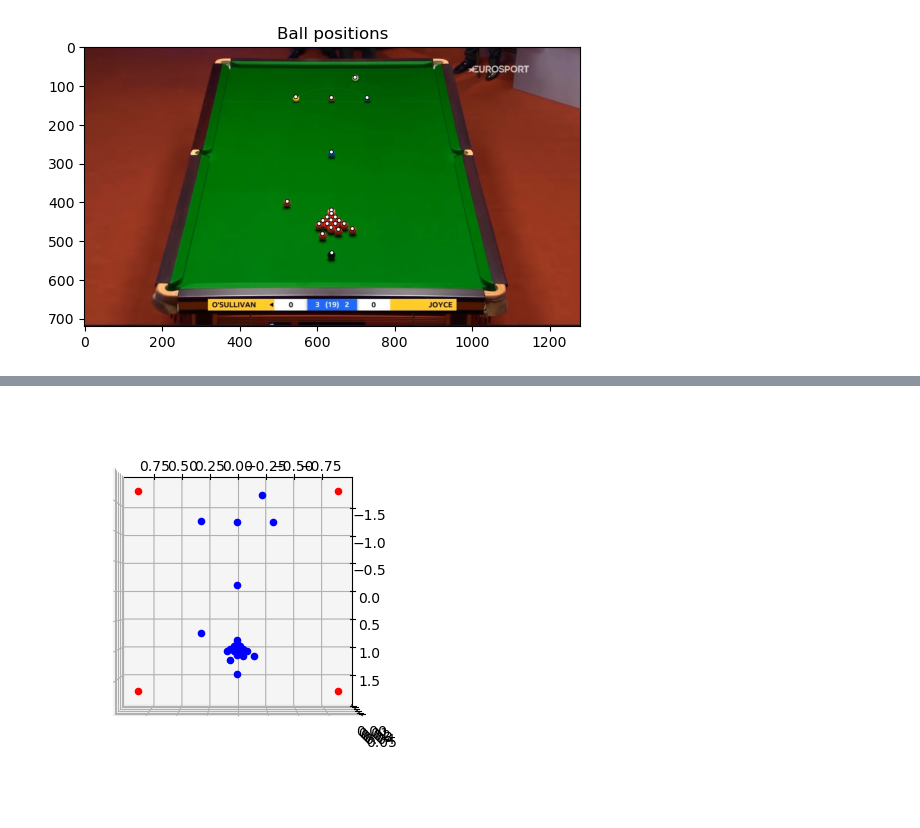
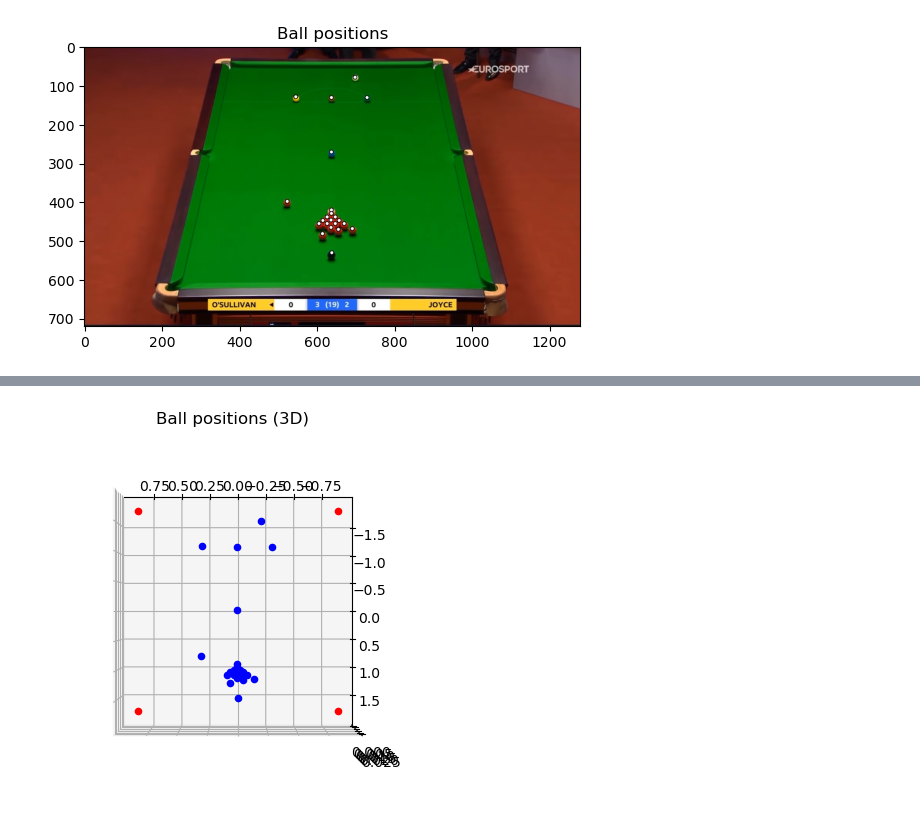
Before and after one commit to SamuelCorecco/Computer_Vision_Project, a Jupyter notebook: Task2.ipynb, the cells around one changed output, grey strips where cells are left out. Drawn from its saved outputs; the diff is of its cells as text; code cells hidden in the pictures.

```diff
--- a/Task2.ipynb
+++ b/Task2.ipynb
@@ -831,15 +831,3 @@ plt.title('Ball positions')
 plt.show()
 # %% [output]
 [figure]
-# %%
-test_image = image_rgb.copy()
-for i, point_no in enumerate(world_coords_3d):
-    point_o = np.concatenate((point_no, np.array([1])))
-    point = np.matmul(M_camera,np.transpose(point_o))
-    point = point / point[2]
-    print(point)
-    cv2.circle(test_image, (int(point[0]), int(point[1])), 6, (0, 0, 0), -1)
-    cv2.circle(test_image, (int(point[0]), int(point[1])), 4, (255, 255, 255), -1)
-plt.imshow(test_image)
-plt.title('Test')
-plt.show()
@@ -858,36 +899,36 @@ plt.show()
 # %%
-Z_COORD = BALL_RADIUS*2
+Z_COORD = BALL_RADIUS
 
 split = np.split(M_camera, 2, axis=1)
 MAT = split[0]
 arr = split[1]
 arr[:,0] = Z_COORD*arr[:,0]
 arr = np.sum(arr, axis=1)
 MAT = np.concatenate((MAT, np.array([[-1],[-1],[-1]])), axis=1)
 centroids_3D = np.zeros((len(centroids),3))
 for i, ball in enumerate(centroids):
     ball = np.concatenate((ball, np.array([1])))
     MAT[:,2] = ball*MAT[:,2]
     coord = np.linalg.solve(MAT, arr)
     coord[2] = Z_COORD
     centroids_3D[i] = coord
     MAT[:,2] = np.array([-1,-1,-1])
 
-
 A_2 = (0,3.569,0)
 B_2 = (0,0,0)
 C_2 = (1.778,0,0)
 D_2 = (1.778, 3.569,0)
 angles = np.float32([A_2,B_2,C_2,D_2])
 angles[:, 0] -= 1.778/2
 angles[:, 1] -= 3.569/2
 fig = plt.figure()
 ax = fig.add_subplot(111, projection='3d')
 for i, point in enumerate(centroids_3D):
     ax.scatter(point[0], point[1], point[2], c='b', marker='o')
 for i, point in enumerate(angles):
     ax.scatter(point[0], point[1], point[2], c='r', marker='o')
 ax.view_init(elev=90,azim=90)
+plt.title('Ball positions (3D)')
 plt.show()
 # %% [output]
-[figure, old version]
+[figure, new version]
```
Also changed, not shown: parts of 4 cells of this notebook.
